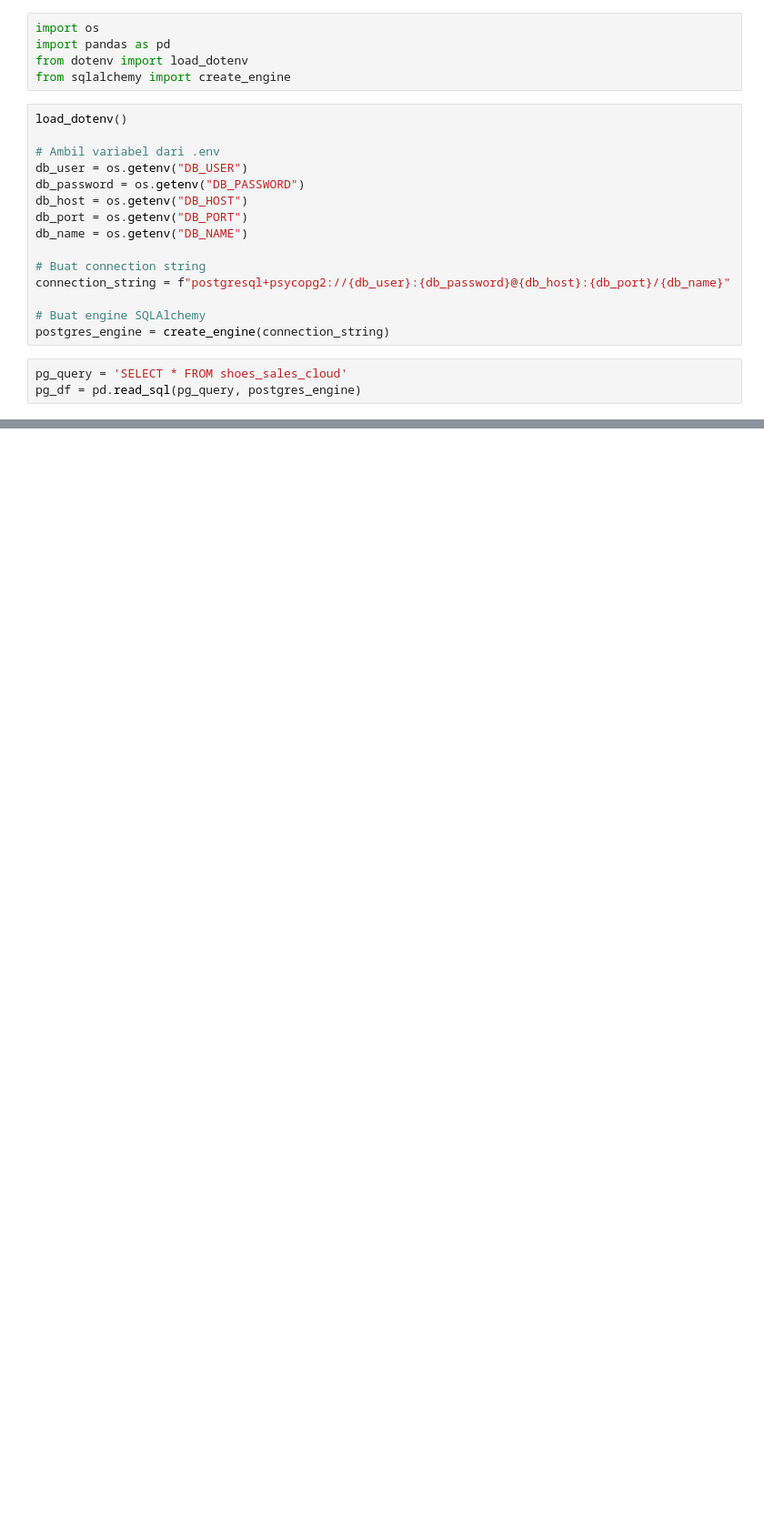
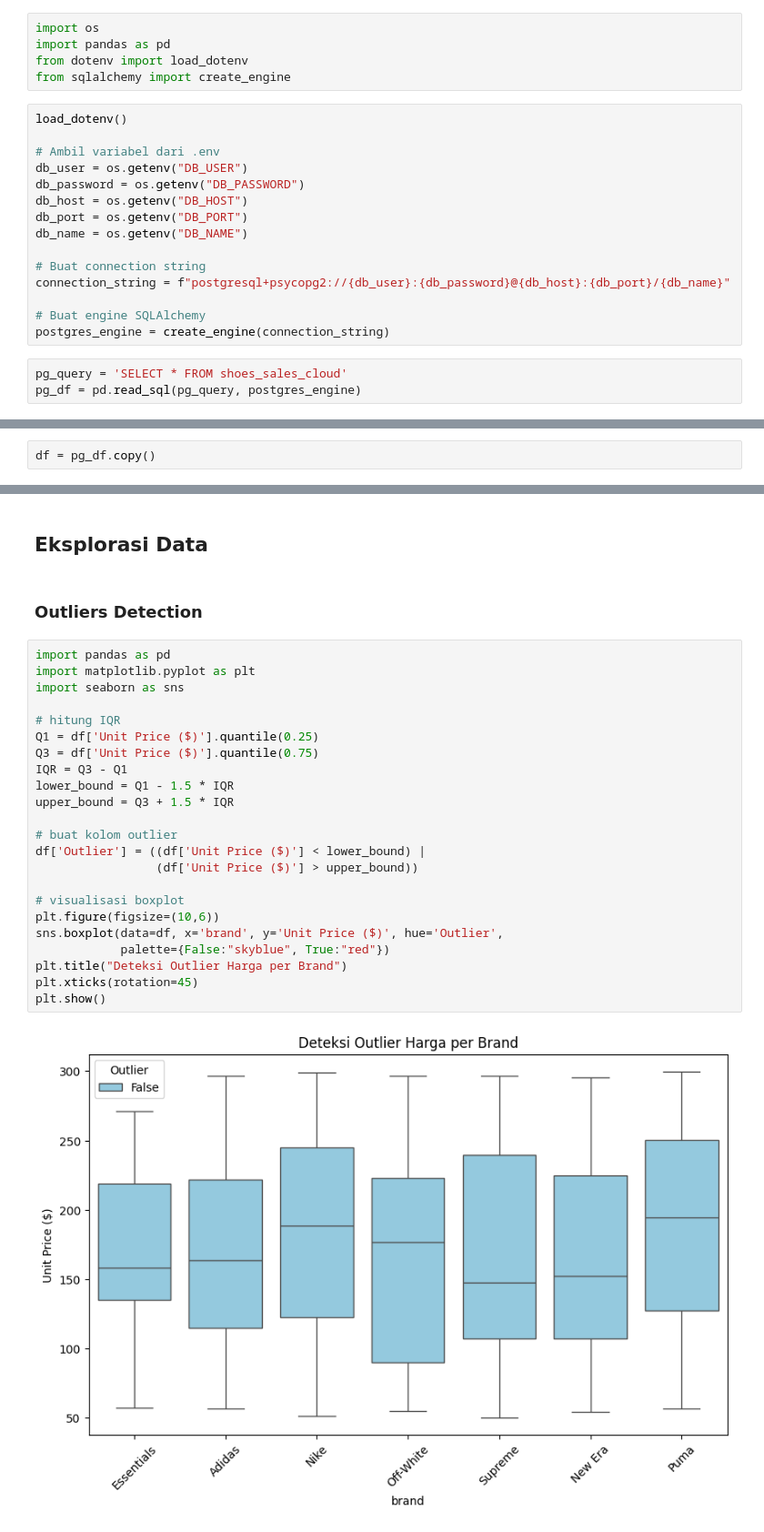
Before and after one commit to fznnfitrah/PSD, a Jupyter notebook: psd/_build/jupyter_execute/explorationData.ipynb, the cells around one changed output, grey strips where cells are left out. Shown: that part at 91% size. Drawn from its saved outputs; the diff is of its cells as text; blank space fills up the shorter version.

Commit message:
build: Menambahkan content code python ke exploration data

```diff
--- a/psd/_build/jupyter_execute/explorationData.ipynb
+++ b/psd/_build/jupyter_execute/explorationData.ipynb
@@ -74,0 +82,2 @@ Pada power BI kita bisa melihat kualitas dari suatu data. Caranya adalah dengan
+# %%
+df = pg_df.copy()
@@ -74,0 +106,29 @@ Pada power BI kita bisa melihat kualitas dari suatu data. Caranya adalah dengan
+# %% [markdown]
+## **Eksplorasi Data**
+# %% [markdown]
+### **Outliers Detection**
+# %%
+import pandas as pd
+import matplotlib.pyplot as plt
+import seaborn as sns
+
+# hitung IQR
+Q1 = df['Unit Price ($)'].quantile(0.25)
+Q3 = df['Unit Price ($)'].quantile(0.75)
+IQR = Q3 - Q1
+lower_bound = Q1 - 1.5 * IQR
+upper_bound = Q3 + 1.5 * IQR
+
+# buat kolom outlier
+df['Outlier'] = ((df['Unit Price ($)'] < lower_bound) |
+                 (df['Unit Price ($)'] > upper_bound))
+
+# visualisasi boxplot
+plt.figure(figsize=(10,6))
+sns.boxplot(data=df, x='brand', y='Unit Price ($)', hue='Outlier',
+            palette={False:"skyblue", True:"red"})
+plt.title("Deteksi Outlier Harga per Brand")
+plt.xticks(rotation=45)
+plt.show()
+# %% [output]
+[figure, added]
```
Also changed, not shown: parts of 14 cells of this notebook, 19 other files.
